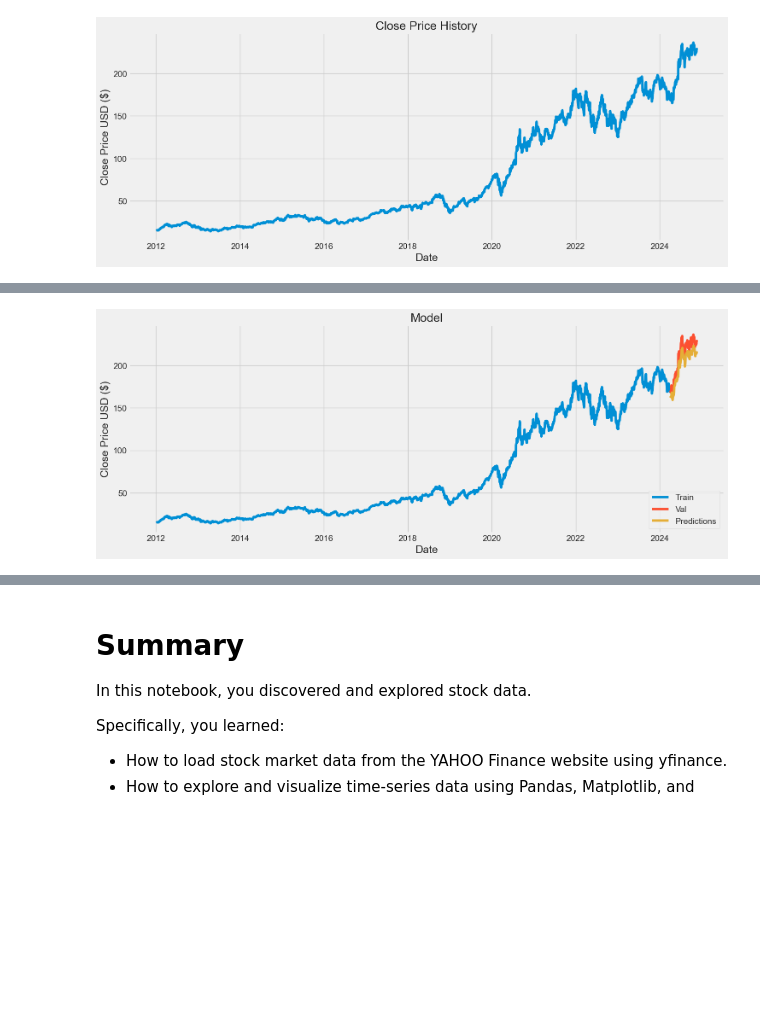
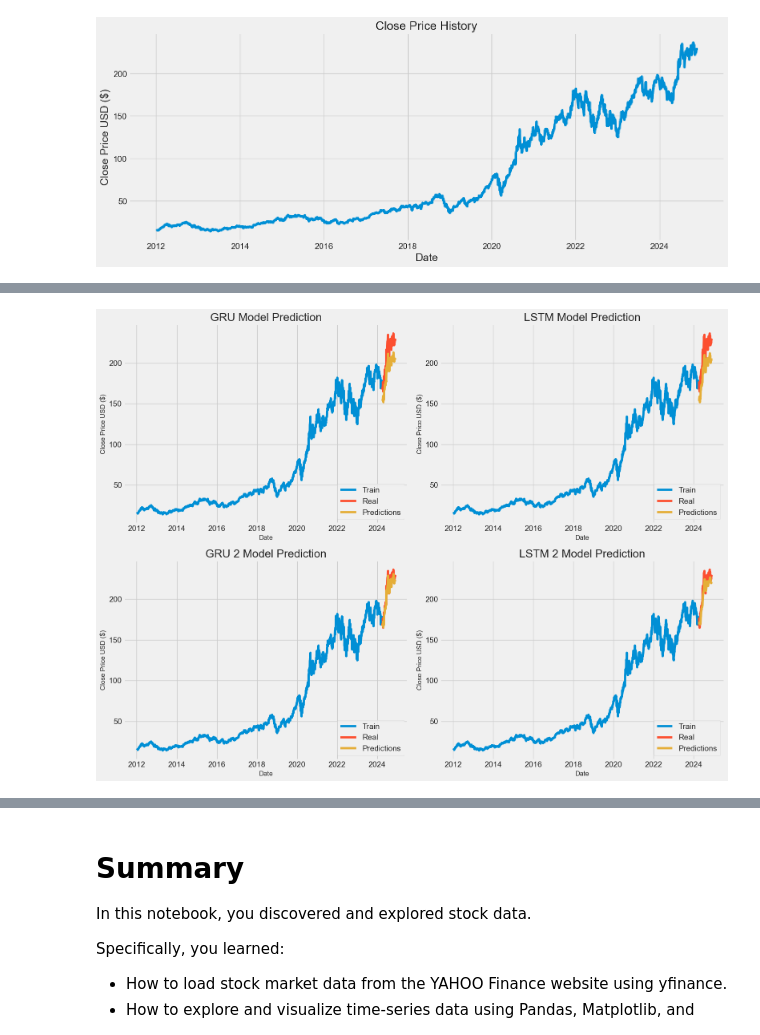
Before and after one commit to laanani-mohamed/Stock_Market_Prediction, a Jupyter notebook: stock-market-analysis-prediction-using-lstm.ipynb, the cells around one changed output, grey strips where cells are left out. Drawn from its saved outputs; the diff is of its cells as text; code cells hidden in the pictures; blank space fills up the shorter version.

```diff
--- a/stock-market-analysis-prediction-using-lstm.ipynb
+++ b/stock-market-analysis-prediction-using-lstm.ipynb
@@ -520,24 +529,23 @@ import matplotlib.pyplot as plt
 from keras.optimizers import Adam
 
 # Build the LSTM model
-model2 = Sequential()
-model2.add(LSTM(128, return_sequences=True, input_shape=(x_train.shape[1], 1)))
-model2.add(Dropout(0.2))
-model2.add(LSTM(64, return_sequences=False))
-model2.add(Dropout(0.2))
-model2.add(Dense(25, activation='relu'))
-model2.add(Dense(1))  # Final output layer
+model_LSTM = Sequential()
+model_LSTM.add(LSTM(128, return_sequences=True, input_shape=(x_train.shape[1], 1)))
+model_LSTM.add(Dropout(0.2))
+model_LSTM.add(LSTM(64, return_sequences=False))
+model_LSTM.add(Dropout(0.2))
+model_LSTM.add(Dense(25, activation='relu'))
+model_LSTM.add(Dense(1))  # Final output layer
 
 # Compile the model
 optimizer = Adam(learning_rate=0.001)
-model2.compile(optimizer=optimizer, loss='mean_squared_error')
+model_LSTM.compile(optimizer=optimizer, loss='mean_squared_error')
 
 # Train the model
-history = model2.fit(x_train, y_train, batch_size=32, epochs=50)
+history = model_LSTM.fit(x_train, y_train, batch_size=32, epochs=50)
 
 # Plot training vs validation loss
 plt.plot(history.history['loss'], label='train_loss')
-plt.plot(history.history['val_loss'], label='val_loss')
 plt.legend()
 plt.show()
 # %% [output]
@@ -592,15 +805,54 @@ rmse
 # Plot the data
 train = data[:training_data_len]
 valid = data[training_data_len:]
-valid['Predictions'] = predictions
-# Visualize the data
-plt.figure(figsize=(16,6))
-plt.title('Model')
-plt.xlabel('Date', fontsize=18)
-plt.ylabel('Close Price USD ($)', fontsize=18)
-plt.plot(train['Close'])
-plt.plot(valid[['Close', 'Predictions']])
-plt.legend(['Train', 'Val', 'Predictions'], loc='lower right')
+
+# Add the predictions to the valid data
+valid['Predictions_GRU'] = predictions_gru
+valid['Predictions_LSTM'] = predictions_lstm
+valid['Predictions_GRU_2'] = predictions_gru_2  # Assuming you have this
+valid['Predictions_LSTM_2'] = predictions_lstm_2  # Assuming you have this
+
+# Create a figure with 2 rows and 2 columns
+plt.figure(figsize=(16, 12))
+
+# First subplot for GRU predictions
+plt.subplot(2, 2, 1)  # Row 1, Column 1
+plt.title('GRU Model Prediction')
+plt.xlabel('Date', fontsize=12)
+plt.ylabel('Close Price USD ($)', fontsize=12)
+plt.plot(train['Close'], label='Train')
+plt.plot(valid[['Close', 'Predictions_GRU']])
+plt.legend(['Train', 'Real', 'Predictions'], loc='lower right')
+
+# Second subplot for LSTM predictions
+plt.subplot(2, 2, 2)  # Row 1, Column 2
+plt.title('LSTM Model Prediction')
+plt.xlabel('Date', fontsize=12)
+plt.ylabel('Close Price USD ($)', fontsize=12)
+plt.plot(train['Close'], label='Train')
+plt.plot(valid[['Close', 'Predictions_LSTM']])
+plt.legend(['Train', 'Real', 'Predictions'], loc='lower right')
+
+# Third subplot for GRU 2 predictions
+plt.subplot(2, 2, 3)  # Row 2, Column 1
+plt.title('GRU 2 Model Prediction')
+plt.xlabel('Date', fontsize=12)
+plt.ylabel('Close Price USD ($)', fontsize=12)
+plt.plot(train['Close'], label='Train')
+plt.plot(valid[['Close', 'Predictions_GRU_2']])
+plt.legend(['Train', 'Real', 'Predictions'], loc='lower right')
+
+# Fourth subplot for LSTM 2 predictions
+plt.subplot(2, 2, 4)  # Row 2, Column 2
+plt.title('LSTM 2 Model Prediction')
+plt.xlabel('Date', fontsize=12)
+plt.ylabel('Close Price USD ($)', fontsize=12)
+plt.plot(train['Close'], label='Train')
+plt.plot(valid[['Close', 'Predictions_LSTM_2']])
+plt.legend(['Train', 'Real', 'Predictions'], loc='lower right')
+
+# Show the plots
+plt.tight_layout()  # Ensures proper spacing between the plots
 plt.show()
 # %% [output]
 A value is trying to be set on a copy of a slice from a DataFrame.
@@ -611,2 +878,2 @@ See the caveats in the documentation: https://pandas.pydata.org/pandas-docs/stab
-[figure, old version]
+[figure, new version]
 # %%
```
Also changed, not shown: parts of 23 cells of this notebook.
